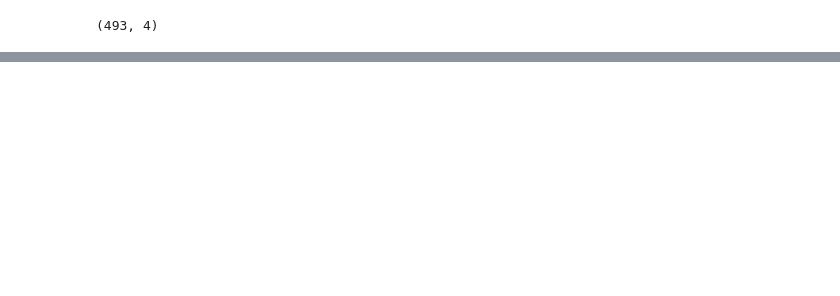
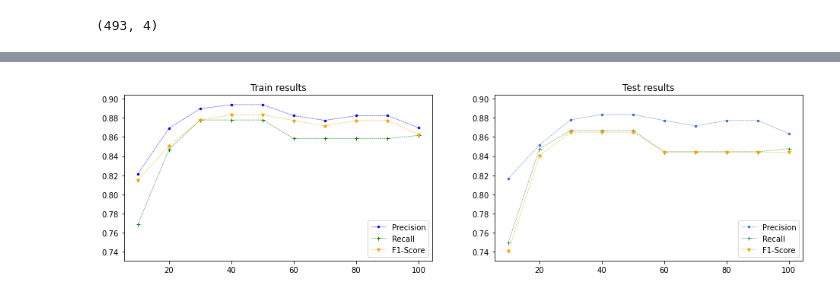
Before and after one commit to ULE-Informatica/burr_detection, a Jupyter notebook: info_data.ipynb, the cells around one changed output, grey strips where cells are left out. Drawn from its saved outputs; the diff is of its cells as text; code cells hidden in the pictures; blank space fills up the shorter version.

Commit message:
Update results

```diff
--- a/info_data.ipynb
+++ b/info_data.ipynb
@@ -134,0 +30,20 @@ B percentage: 30.14
+# %%
+from sklearn import svm, datasets
+from sklearn.model_selection import GridSearchCV
+
+file_name = 'info_h_40'
+sections_width = int(file_name.split("_")[-1])
+data = prepare_data(file_name, data_category)
+size_m = sections_width
+X_values = data[['h_'+str(a) for a in range(1,size_m+1)]]
+y_values = data[['category']]
+X_train, X_test, y_train, y_test = train_test_split(X_values, y_values, test_size=0.2, random_state=seed)
+
+#parameters = {'n_neighbors':range(3,7), 'p':[1,2,4]}
+parameters = {'C':range(1,10), 'class_weight':['balanced', None]}
+svc = SVC(random_state=seed)#KNeighborsClassifier()
+clf = GridSearchCV(svc, parameters, scoring='precision_weighted', cv=6)
+clf.fit(X_values, y_values.values.ravel())
+
+data = pd.DataFrame(clf.cv_results_)
+data.sort_values(by=['rank_test_score'])
@@ -134,0 +68,52 @@ B percentage: 30.14
+# %%
+widths = [10,20,30,40,50,60,70,80,90,100]
+final_data = pd.DataFrame()
+for w in range(0,len(widths)):
+    info_results = []
+    file_name = 'info_h_'+str(widths[w])
+    sections_width = int(file_name.split("_")[-1])
+    data = prepare_data(file_name, data_category)
+    size_m = sections_width
+    columns = ['h_'+str(a) for a in range(1,size_m+1)] #+ ['pw_'+str(a) for a in range(1,size_m+1)]
+    X_values = data[columns]
+    y_values = data[['category']]
+    X_train, X_test, y_train, y_test = train_test_split(X_values, y_values, test_size=0.2, random_state=seed)
+    kmeans = SVC(C=5, class_weight='balanced', random_state=seed) #KNeighborsClassifier(n_neighbors=6, p=4) #GaussianNB() #
+    kmeans.fit(X_train, y_train.values.ravel())
+    y_predict = kmeans.predict(X_train)
+    precision_train = (precision_score(y_train, y_predict, average='weighted'))
+    recall_train= (recall_score(y_train, y_predict, average='weighted'))
+    f1_score_train = f1_score(y_train, y_predict, average='weighted')
+    y_predict = kmeans.predict(X_test)
+    precision_test = (precision_score(y_test, y_predict, average='weighted'))
+    recall_test = (recall_score(y_test, y_predict, average='weighted'))
+    f1_score_test = f1_score(y_test, y_predict, average='weighted')
+    data_row= [ widths[w], data.shape[0],precision_train, recall_train,precision_test,recall_test, f1_score_train, f1_score_test]
+    info_results.append(data_row)
+    info_results =pd.DataFrame(info_results, columns=['width','data','precision_train', 'precision_test', 'recall_train', 'recall_test', 'f1_score_train', 'f1_score_test'])
+    final_data = pd.concat([final_data, info_results])
+
+max_value = final_data[['precision_train', 'recall_train', 'f1_score_train', 'precision_test', 'recall_test', 'f1_score_test']].values.max() + 0.01
+min_value = final_data[['precision_train', 'recall_train', 'f1_score_train', 'precision_test', 'recall_test', 'f1_score_test']].values.min() - 0.01
+
+fig, axs = plt.subplots(1,2, figsize=(16,4))
+axs[0].title.set_text("Train results")
+axs[0].plot(final_data.width,final_data.precision_train,marker='.',linestyle='dashed', color='blue',linewidth=0.5,markersize=5, label='Precision')
+axs[0].plot(final_data.width,final_data.recall_train,marker='+',linestyle='dashed',color='green',linewidth=0.5,markersize=5, label='Recall')
+axs[0].plot(final_data.width,final_data.f1_score_train,marker='*',linestyle='dashed',color='orange',linewidth=0.5,markersize=5, label='F1-Score')
+axs[0].legend()
+axs[0].set_ylim([min_value, max_value])
+
+axs[1].title.set_text("Test results")
+axs[1].plot(final_data.width,final_data.precision_test,marker='.',linestyle='dashed', color='royalblue',linewidth=0.5,markersize=5, label='Precision')
+axs[1].plot(final_data.width,final_data.recall_test,marker='+',linestyle='dashed',color='seagreen',linewidth=0.5,markersize=5, label='Recall')
+axs[1].plot(final_data.width,final_data.f1_score_test,marker='*',linestyle='dashed',color='orange',linewidth=0.5,markersize=5, label='F1-Score')
+axs[1].legend()
+axs[1].set_ylim([min_value, max_value])
+
+plt.show()
+
+final_data = final_data.reindex(['width', 'data','precision_train', 'recall_train', 'f1_score_train', 'precision_test', 'recall_test', 'f1_score_test'], axis=1)
+final_data.sort_values(by=['f1_score_train','f1_score_test'], ascending=False)
+# %% [output]
+[figure, added]
```
Also changed, not shown: parts of 44 cells of this notebook, 1 other file.
